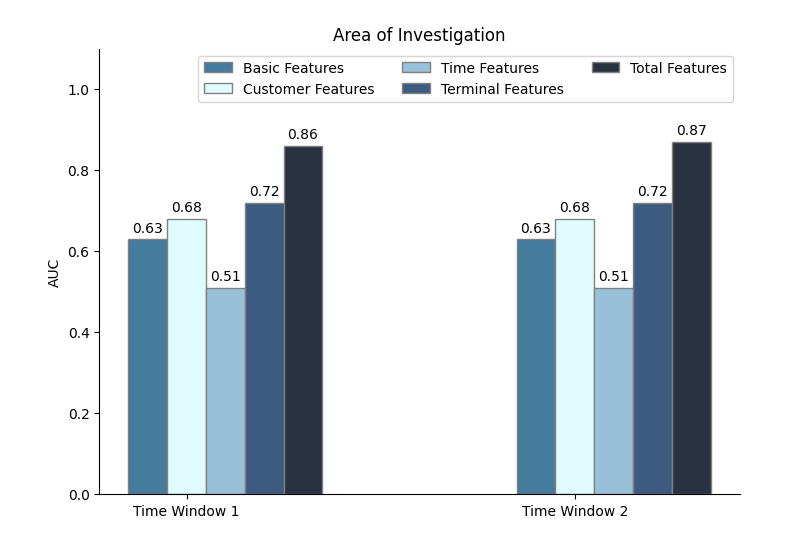
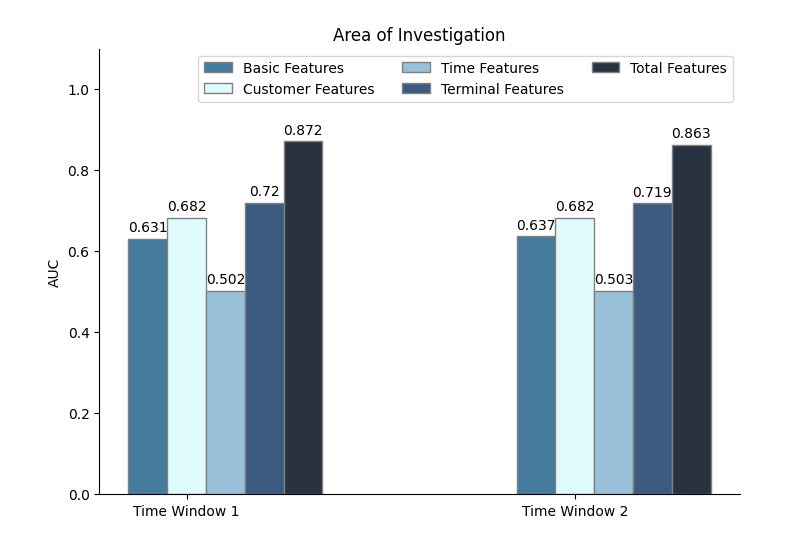
Before and after one commit to DataDavidProjects/Isolation-Forest-For-Fraud-Detection, a Jupyter notebook: Notebook.ipynb, the cells around one changed output. Saved outputs shown, nothing was run; the diff lists cells and outputs as text; code cells hidden in the pictures.

```diff
--- a/Notebook.ipynb
+++ b/Notebook.ipynb
@@ -27,6 +41,6 @@ Execution time: 181.504953622818 seconds
 # %%
 #__________________________ FEATURES _________________________________
-X = create_feature_matrix(transactions_df,windows_size_in_days = [1,5,7,15],delay_period=7)
+X = create_feature_matrix(transactions_df,windows_size_in_days = [1,5,7,15,30],delay_period=7)
 target = "TX_FRAUD"
 
 index = "TX_DATETIME"
@@ -127,12 +103,12 @@ model = IsolationForest()
 basic = ['TX_AMOUNT','TX_TIME_SECONDS', 'TX_TIME_DAYS']
 features = ['TX_AMOUNT'] + flag_features + terminal_features + customer_features + time_features
 auc_are_feat_type  = pd.DataFrame()
-for feats in [basic,customer_features,time_features,terminal_features]:
+for feats in [basic,customer_features,time_features,terminal_features,features]:
     # Reports Performance
     auc_are_feat_type = pd.concat([auc_are_feat_type,time_window_cv(transactions_df,model,feats)],0)
 
 indexlist = []
-for feat in ["raw_features", "customer_features", "time_features", "terminal_features"]:
+for feat in ["raw_features", "customer_features", "time_features", "terminal_features","total_features"]:
     for time in range(1, 3):
         indexname = feat + f"_time_folder_{time}"
         indexlist.append(indexname)
@@ -198,41 +172,37 @@ Name: AUC, dtype: object
 # %%
+aucs = auc_are_feat_type["AUC"].astype(float).round(3)
 # data from https://allisonhorst.github.io/palmerpenguins/
-
-import matplotlib.pyplot as plt
-import numpy as np
-from matplotlib.colors import ListedColormap
-
 colorad = ["#457b9d","#e0fbfc", "#98c1d9", "#3d5a80","#293241"]
 keycol = ['Basic Features','Customer Features','Time Features','Terminal Features','Total Features']
 color_p = {k:v for k,v in zip(keycol,colorad)}
 time = ("Time Window 1", "Time Window 2")
 auc_means = {
-    'Basic Features': (0.63, 0.63),
-    'Customer Features': (0.68, 0.68),
-    'Time Features': (0.51, 0.51),
-    'Terminal Features': (0.72, 0.72),
-    'Total Features': (0.86, 0.87)
+    'Basic Features': (aucs["raw_features_time_folder_1"], aucs["raw_features_time_folder_2"]),
+    'Customer Features':  (aucs["customer_features_time_folder_1"], aucs["customer_features_time_folder_2"]),
+    'Time Features':  (aucs["time_features_time_folder_1"], aucs["time_features_time_folder_2"]),
+    'Terminal Features':  (aucs["terminal_features_time_folder_1"], aucs["terminal_features_time_folder_2"]),
+    'Total Features':   (aucs["total_features_time_folder_1"], aucs["total_features_time_folder_2"])
 }
 
-x = np.arange(len(species))  # the label locations
+x = np.arange(len(time))  # the label locations
 width = 0.1  # the width of the bars
 multiplier = 0
 fig, ax = plt.subplots(layout='constrained',figsize=(7,5))
 
 for attribute, measurement in auc_means.items():
     offset = width * multiplier
     rects = ax.bar(x + offset, measurement, width, label=attribute, color=color_p[attribute],edgecolor='grey')
     ax.bar_label(rects, padding=3)
     multiplier += 1
 
 # Add some text for labels, title and custom x-axis tick labels, etc.
 ax.set_ylabel('AUC')
 ax.set_title('Area of Investigation')
-ax.set_xticks(x + width, species)
+ax.set_xticks(x + width, time)
 ax.legend(loc='best', ncols=3)
 ax.set_ylim(0, 1.1)
 ax.spines[['right', 'top']].set_visible(False)
 plt.show()
 fig.savefig('auc_features.png',transparent=True)
 # %% [output]
-[figure, old version]
+[figure, new version]
```
Also changed, not shown: parts of 19 cells of this notebook, 2 other files.
